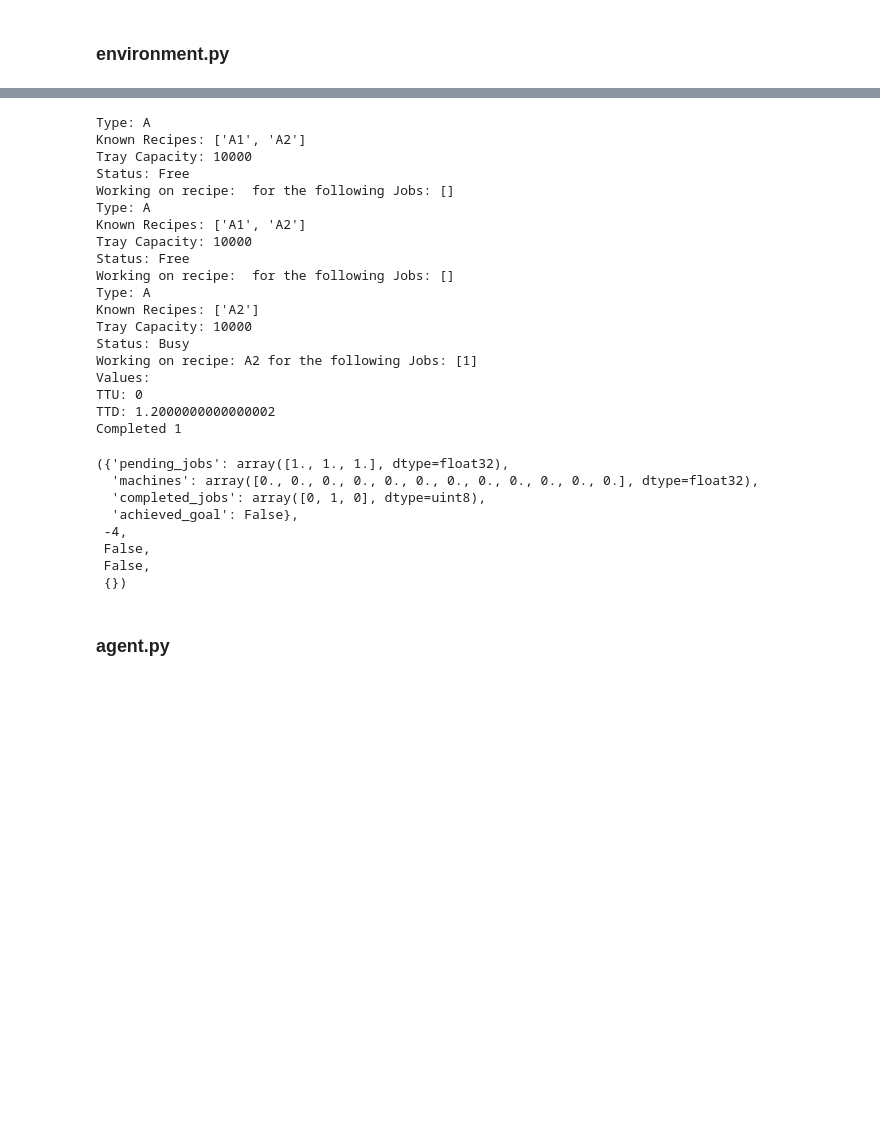
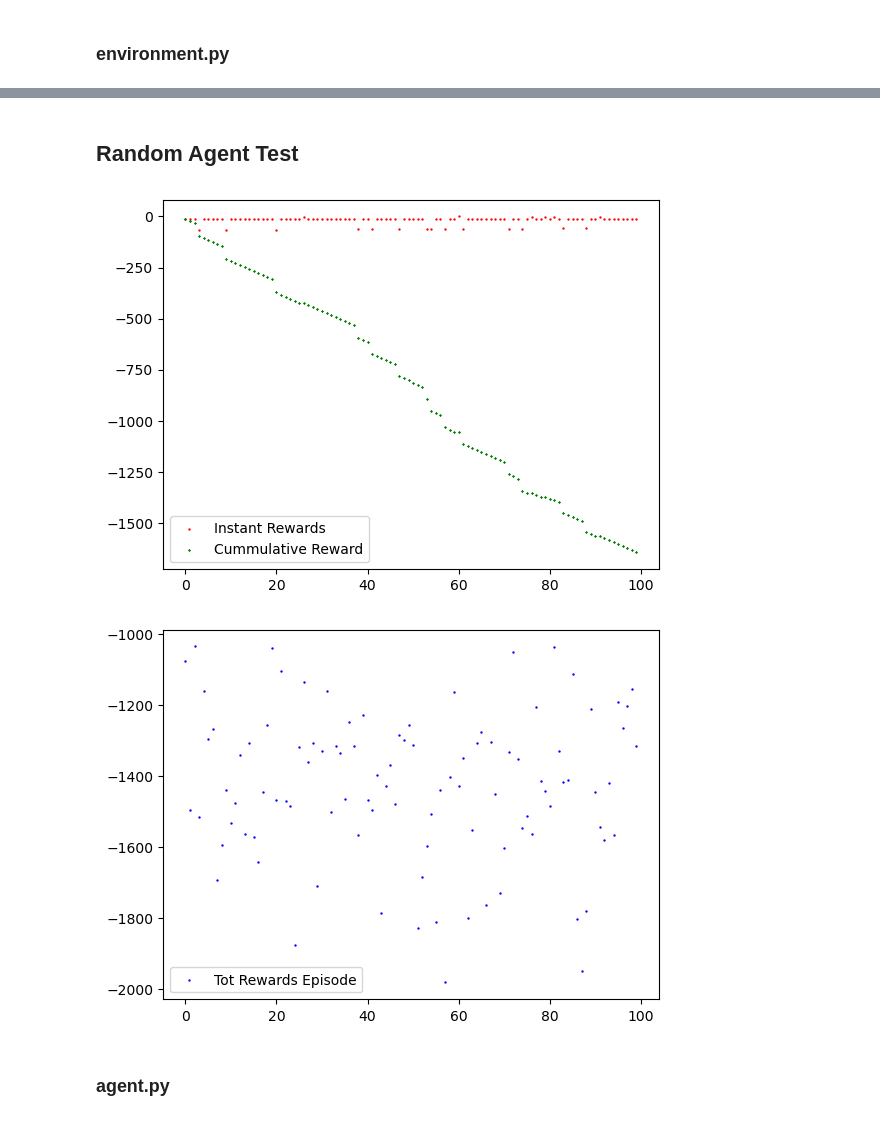
Before and after one commit to Dna072/drl-jss, a Jupyter notebook: Environment_v1.ipynb, the cells around one changed output, grey strips where cells are left out. Drawn from its saved outputs; the diff is of its cells as text; code cells hidden in the pictures; blank space fills up the shorter version.

```diff
--- a/Environment_v1.ipynb
+++ b/Environment_v1.ipynb
@@ -701,33 +637,52 @@ Completed: 0.0%
-# %%
-custom_factory_env.step(4)
-# %% [output]
-Type: A
-Known Recipes: ['A1', 'A2']
-Tray Capacity: 10000
-Status: Free
-Working on recipe:  for the following Jobs: []
-Type: A
-Known Recipes: ['A1', 'A2']
-Tray Capacity: 10000
-Status: Free
-Working on recipe:  for the following Jobs: []
-Type: A
-Known Recipes: ['A2']
-Tray Capacity: 10000
-Status: Busy
-Working on recipe: A2 for the following Jobs: [1]
-Values:
-TTU: 0
-TTD: 1.2000000000000002
-Completed 1
-({'pending_jobs': array([1., 1., 1.], dtype=float32),
-  'machines': array([0., 0., 0., 0., 0., 0., 0., 0., 0., 0., 0., 0.], dtype=float32),
-  'completed_jobs': array([0, 1, 0], dtype=uint8),
-  'achieved_goal': False},
- -4,
- False,
- False,
- {})
+# %% [markdown]
+## Random Agent Test
+# %%
+machines=3
+jobs=3
+max_steps = 100
+
+j = 0
+tot_reward = 0
+
+env = init_custom_factory_env(is_verbose=False)
+nr_pending_jobs = sum(env.get_obs()["pending_jobs"])
+
+r_values = []
+tr_values = []
+steps = []
+while j < max_steps and nr_pending_jobs > 0:
+        action = random.randint(0,2**((machines*jobs)-1))
+        o,r,te,tr,i = env.step(action)
+        tot_reward += r
+        r_values.append(r)
+        tr_values.append(tot_reward)
+        steps.append(j)
+        j += 1
+
+plt.scatter(steps,r_values, c='r',marker='o', s=0.5, label="Instant Rewards")
+plt.scatter(steps,tr_values, c='g',marker='x',s=0.5, label = "Cummulative Reward")
+plt.legend()
+plt.show()
+
+tr_values = []
+episodes = 100
+for e in range(episodes):
+    j=0
+    env = init_custom_factory_env(is_verbose=False)
+    tot_reward=0
+    while j < max_steps and nr_pending_jobs > 0:
+            action = random.randint(0,2**((machines*jobs)-1))
+            o,r,te,tr,i = env.step(action)
+            tot_reward += r
+            j += 1
+    tr_values.append(tot_reward)
+
+plt.scatter(range(episodes),tr_values, c='b',marker='o', s=0.5, label="Tot Rewards Episode")
+plt.legend()
+plt.show()
+# %% [output]
+[figure, added]
+[figure, added]
 # %% [markdown]
 ### agent.py
 # %%
```
Also changed, not shown: parts of 10 cells of this notebook, 2 other files.
